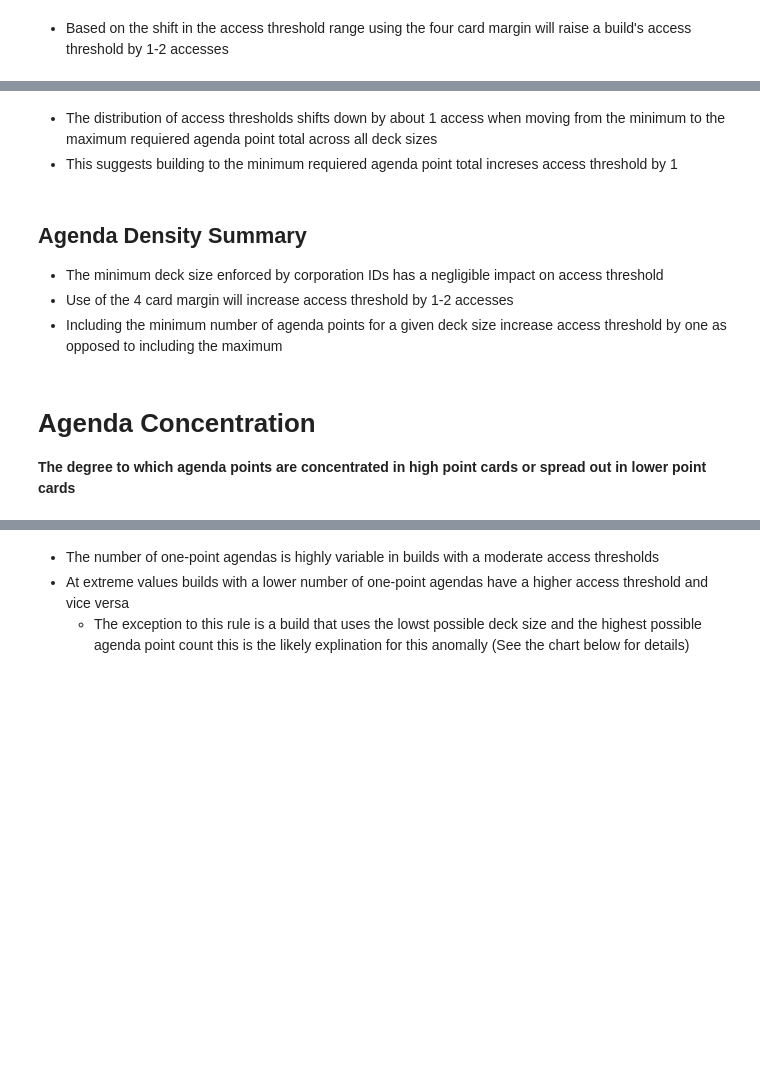
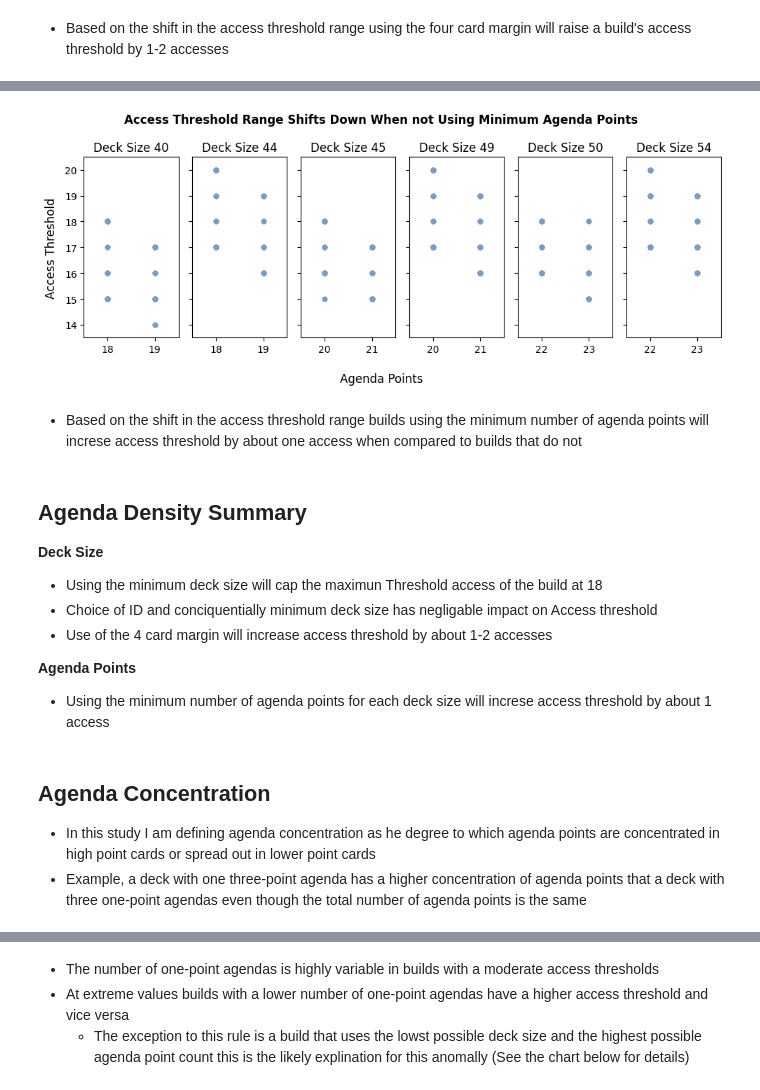
Before and after one commit to Johndsalas/Netrunner-Analysis, a Jupyter notebook: Netrunner_Agenda_Points_Analysis.ipynb, the cells around one changed output, grey strips where cells are left out. Cells and saved outputs as stored; diff of their text form; code cells hidden in the pictures; blank space fills up the shorter version.

```diff
--- a/Netrunner_Agenda_Points_Analysis.ipynb
+++ b/Netrunner_Agenda_Points_Analysis.ipynb
@@ -247,13 +194,20 @@ plot_grid_by_list(df, [40,44,45,49,50,49,54], 'deck_size', 'agenda_points', 'acc
+# %%
+nc.get_my_min_agenda_chart(df)
+# %% [output]
+[figure, added]
 # %% [markdown]
-* The distribution of access thresholds shifts down by about 1 access when moving from the minimum to the maximum requiered agenda point total across all deck sizes
-* This suggests building to the minimum requiered agenda point total increses access threshold by 1
+* Based on the shift in the access threshold range builds using the minimum number of agenda points will increse access threshold by about one access when compared to builds that do not
 # %% [markdown]
 ## Agenda Density Summary
+**Deck Size**
+* Using the minimum deck size will cap the maximun Threshold access of the build at 18
+* Choice of ID and conciquentially minimum deck size has negligable impact on Access threshold
+* Use of the 4 card margin will increase access threshold by about 1-2 accesses
 
-* The minimum deck size enforced by corporation IDs has a negligible impact on access threshold
-* Use of the 4 card margin will increase access threshold by 1-2 accesses
-* Including the minimum number of agenda points for a given deck size increase access threshold by one as opposed to including the maximum
+**Agenda Points**
+* Using the minimum number of agenda points for each deck size will increse access threshold by about 1 access
 # %% [markdown]
-# Agenda Concentration
+## Agenda Concentration
 
-**The degree to which agenda points are concentrated in high point cards or spread out in lower point cards**
+* In this study I am defining agenda concentration as he degree to which agenda points are concentrated in high point cards or spread out in lower point cards
+* Example, a deck with one three-point agenda has a higher concentration of agenda points that a deck with three one-point agendas even though the total number of agenda points is the same
```
Also changed, not shown: parts of 19 cells of this notebook.
